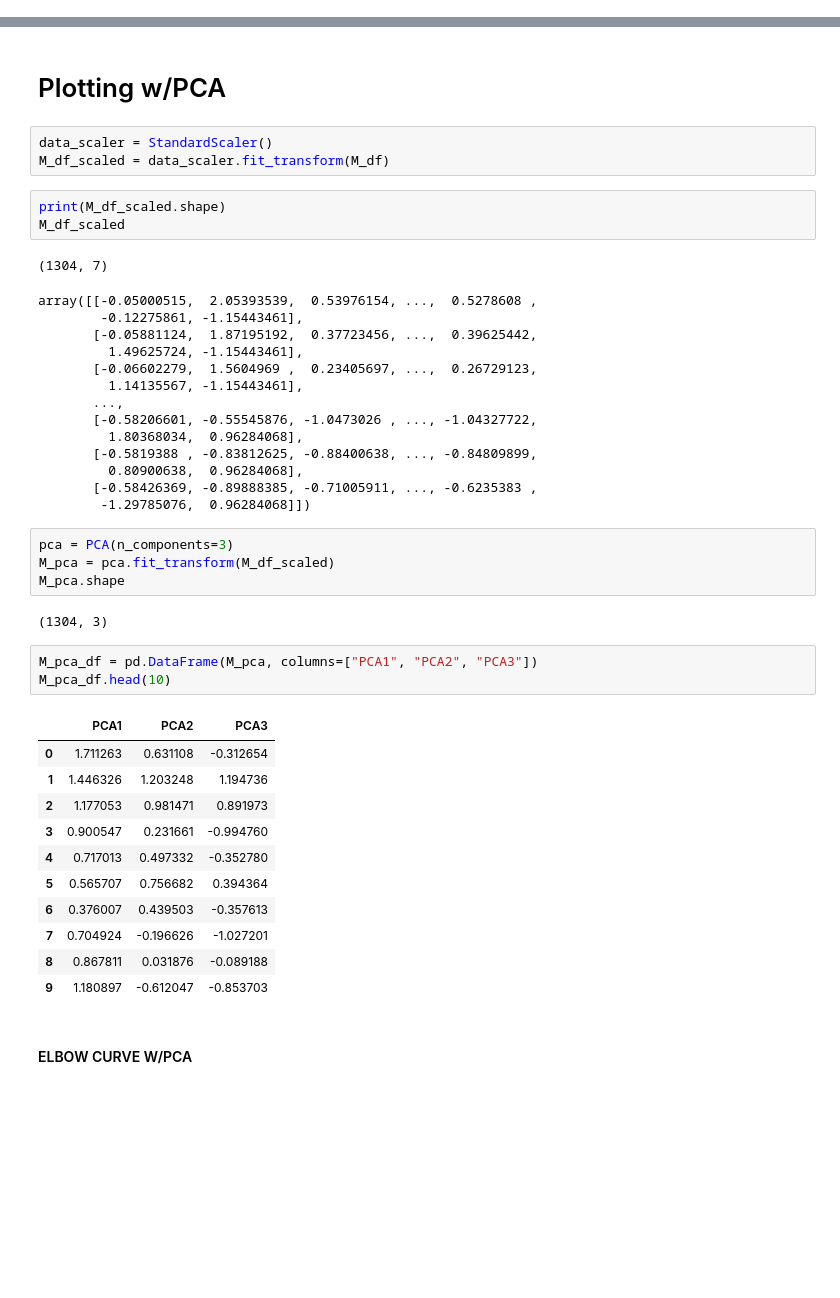
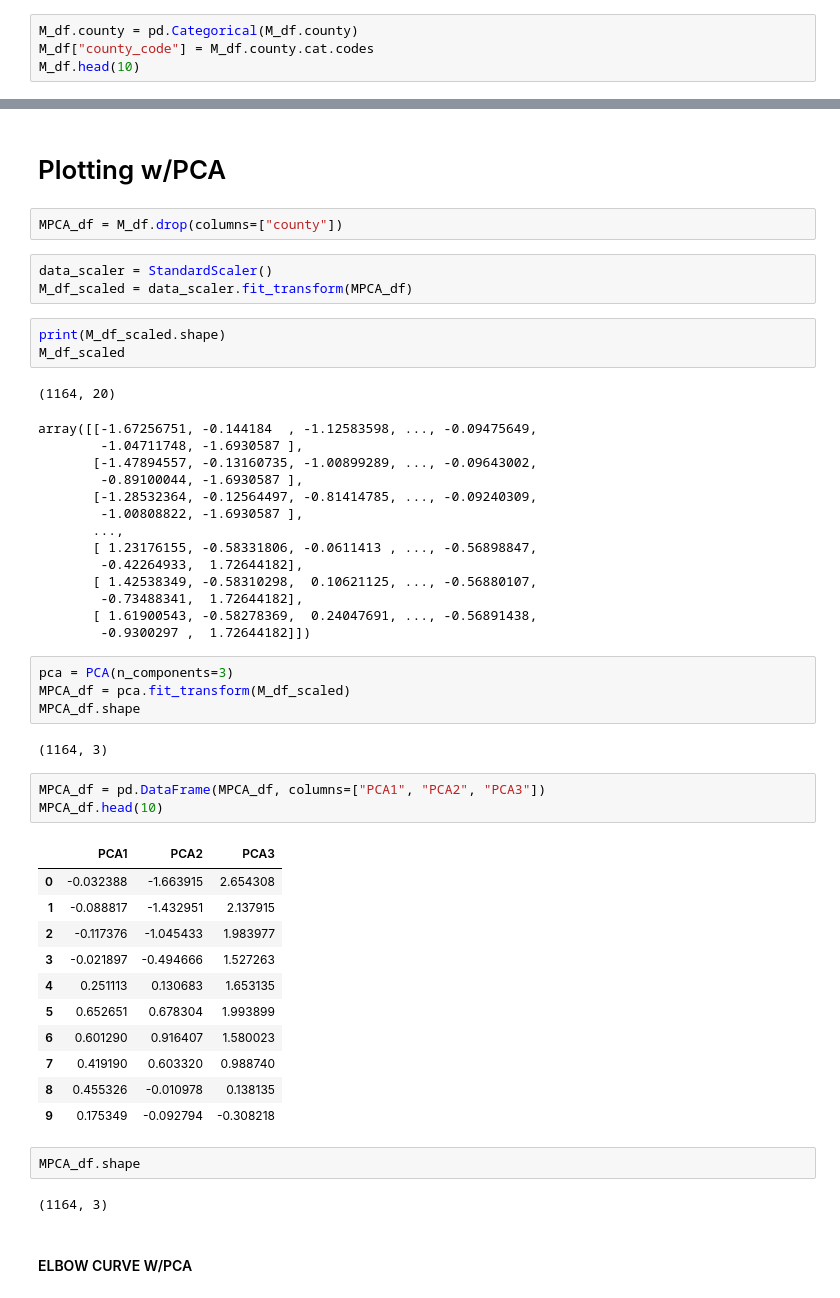
Before and after one commit to Hojo0210/finalProject, a Jupyter notebook: MLtest/MLmodels.ipynb, the cells around one changed output, grey strips where cells are left out. Saved outputs shown, nothing was run; the diff lists cells and outputs as text; blank space fills up the shorter version.

```diff
--- a/MLtest/MLmodels.ipynb
+++ b/MLtest/MLmodels.ipynb
@@ -184,0 +170,4 @@ x.head(10)
+# %%
+M_df.county = pd.Categorical(M_df.county)
+M_df["county_code"] = M_df.county.cat.codes
+M_df.head(10)
@@ -288,47 +272,53 @@ fig.show()
 # %% [markdown]
 # Plotting w/PCA
+# %%
+MPCA_df = M_df.drop(columns=["county"])
 # %%
 data_scaler = StandardScaler()
-M_df_scaled = data_scaler.fit_transform(M_df)
+M_df_scaled = data_scaler.fit_transform(MPCA_df)
 # %%
 print(M_df_scaled.shape)
 M_df_scaled
 # %% [output]
-(1304, 7)
+(1164, 20)
-array([[-0.05000515,  2.05393539,  0.53976154, ...,  0.5278608 ,
-        -0.12275861, -1.15443461],
-       [-0.05881124,  1.87195192,  0.37723456, ...,  0.39625442,
-         1.49625724, -1.15443461],
-       [-0.06602279,  1.5604969 ,  0.23405697, ...,  0.26729123,
-         1.14135567, -1.15443461],
+array([[-1.67256751, -0.144184  , -1.12583598, ..., -0.09475649,
+        -1.04711748, -1.6930587 ],
+       [-1.47894557, -0.13160735, -1.00899289, ..., -0.09643002,
+        -0.89100044, -1.6930587 ],
+       [-1.28532364, -0.12564497, -0.81414785, ..., -0.09240309,
+        -1.00808822, -1.6930587 ],
        ...,
-       [-0.58206601, -0.55545876, -1.0473026 , ..., -1.04327722,
-         1.80368034,  0.96284068],
-       [-0.5819388 , -0.83812625, -0.88400638, ..., -0.84809899,
-         0.80900638,  0.96284068],
-       [-0.58426369, -0.89888385, -0.71005911, ..., -0.6235383 ,
-        -1.29785076,  0.96284068]])
+       [ 1.23176155, -0.58331806, -0.0611413 , ..., -0.56898847,
+        -0.42264933,  1.72644182],
+       [ 1.42538349, -0.58310298,  0.10621125, ..., -0.56880107,
+        -0.73488341,  1.72644182],
+       [ 1.61900543, -0.58278369,  0.24047691, ..., -0.56891438,
+        -0.9300297 ,  1.72644182]])
 # %%
 pca = PCA(n_components=3)
-M_pca = pca.fit_transform(M_df_scaled)
-M_pca.shape
+MPCA_df = pca.fit_transform(M_df_scaled)
+MPCA_df.shape
 # %% [output]
-(1304, 3)
+(1164, 3)
 # %%
-M_pca_df = pd.DataFrame(M_pca, columns=["PCA1", "PCA2", "PCA3"])
-M_pca_df.head(10)
+MPCA_df = pd.DataFrame(MPCA_df, columns=["PCA1", "PCA2", "PCA3"])
+MPCA_df.head(10)
 # %% [output]
 |  | PCA1 | PCA2 | PCA3 |
-| 0 | 1.711263 | 0.631108 | -0.312654 |
-| 1 | 1.446326 | 1.203248 | 1.194736 |
-| 2 | 1.177053 | 0.981471 | 0.891973 |
-| 3 | 0.900547 | 0.231661 | -0.994760 |
-| 4 | 0.717013 | 0.497332 | -0.352780 |
-| 5 | 0.565707 | 0.756682 | 0.394364 |
-| 6 | 0.376007 | 0.439503 | -0.357613 |
-| 7 | 0.704924 | -0.196626 | -1.027201 |
-| 8 | 0.867811 | 0.031876 | -0.089188 |
-| 9 | 1.180897 | -0.612047 | -0.853703 |
+| 0 | -0.032388 | -1.663915 | 2.654308 |
+| 1 | -0.088817 | -1.432951 | 2.137915 |
+| 2 | -0.117376 | -1.045433 | 1.983977 |
+| 3 | -0.021897 | -0.494666 | 1.527263 |
+| 4 | 0.251113 | 0.130683 | 1.653135 |
+| 5 | 0.652651 | 0.678304 | 1.993899 |
+| 6 | 0.601290 | 0.916407 | 1.580023 |
+| 7 | 0.419190 | 0.603320 | 0.988740 |
+| 8 | 0.455326 | -0.010978 | 0.138135 |
+| 9 | 0.175349 | -0.092794 | -0.308218 |
+# %%
+MPCA_df.shape
+# %% [output]
+(1164, 3)
 # %% [markdown]
 #### ELBOW CURVE W/PCA
 # %%
```
Also changed, not shown: parts of 17 cells of this notebook, 1 other file.
